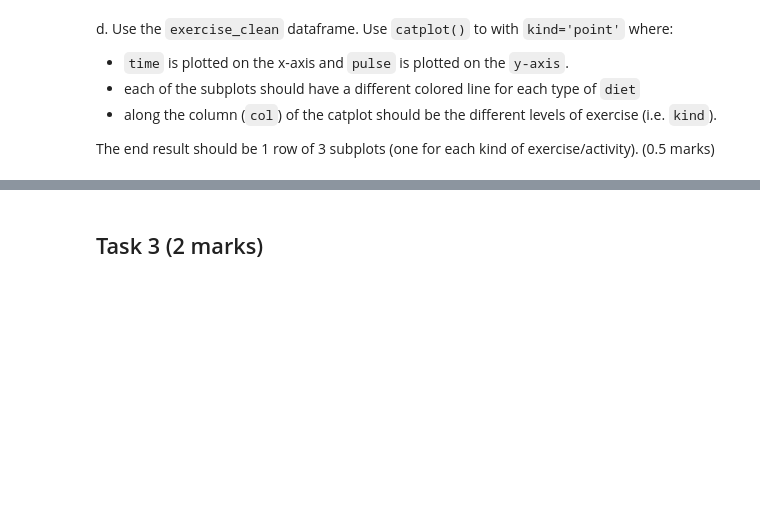
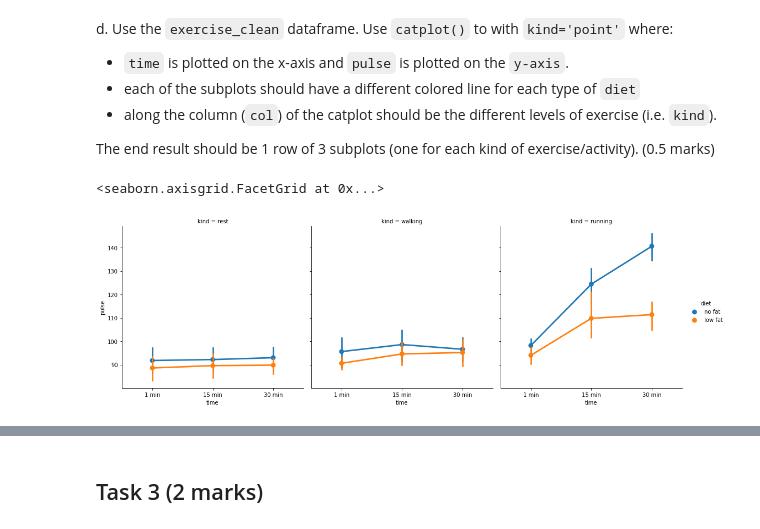
Before and after one commit to constructor-s/BME1478_Assignments, a Jupyter notebook: a08/last_first_assignment8.ipynb, the cells around one changed output, grey strips where cells are left out. Saved outputs shown, nothing was run; the diff lists cells and outputs as text; code cells hidden in the pictures; blank space fills up the shorter version.

```diff
--- a/a08/last_first_assignment8.ipynb
+++ b/a08/last_first_assignment8.ipynb
@@ -118,6 +163,6 @@ a. Notice in the `exercise` dataset that there are is an extra column `Unnamed:
 # %%
 # store the updated dataframe in exercise_clean
-exercise_clean =
+exercise_clean = exercise.drop("Unnamed: 0", axis=1)
 
 
 # do not change the code below, write your answer code above
@@ -167,3 +232,11 @@ d. Use the `exercise_clean` dataframe. Use `catplot()` to with `kind='point'` wh
 - along the column (`col`) of the catplot should be the different levels of exercise (i.e. `kind`).
 
 The end result should be 1 row of 3 subplots (one for each kind of exercise/activity). (0.5 marks)
+# %%
+# create your plot here
+sns.catplot(x='time', y='pulse', data=exercise_clean, kind='point',
+            col='kind', col_wrap=3,
+            hue="diet")
+# %% [output]
+<seaborn.axisgrid.FacetGrid at 0x...>
+[figure, added]
```
Also changed, not shown: parts of 33 cells of this notebook.
